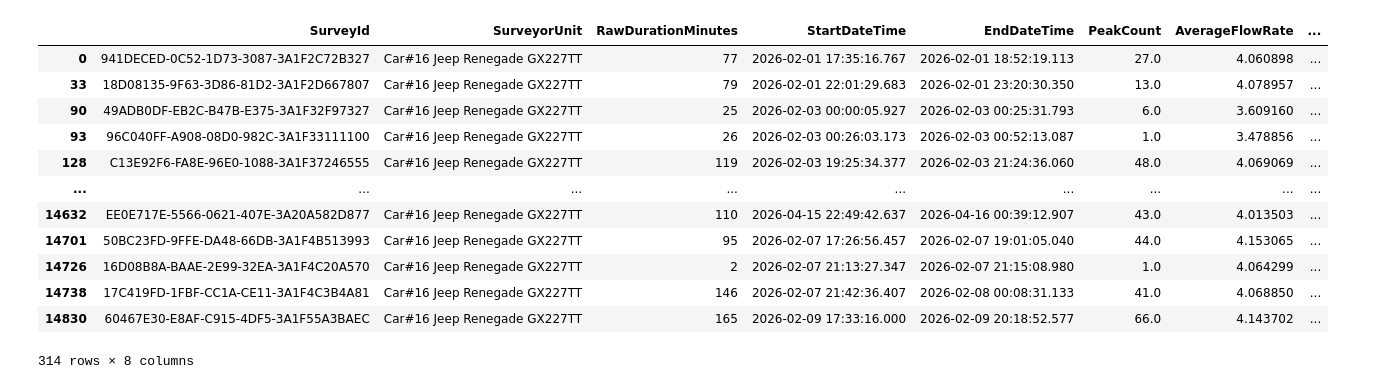
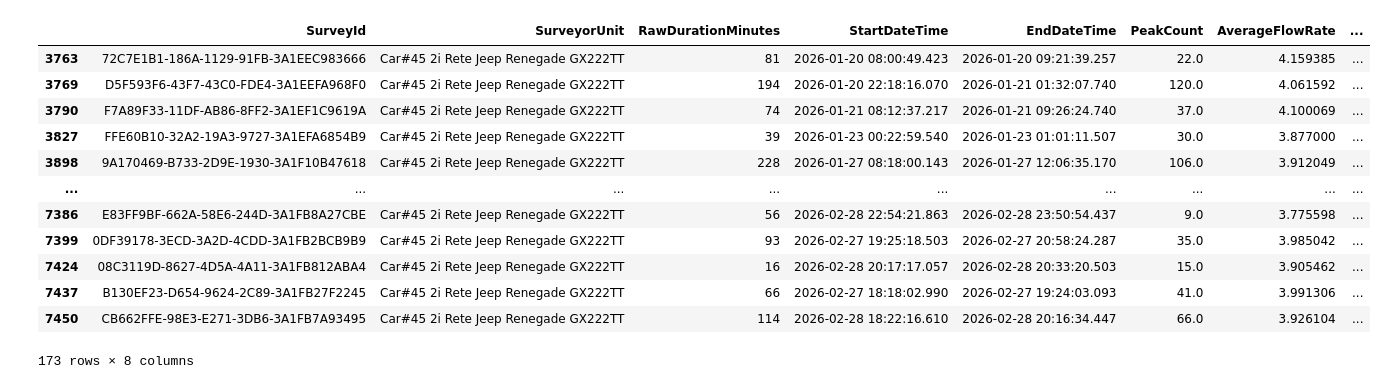
Before and after one commit to picarro-dsoler/Challenge_SystemHealthAlarm, a Jupyter notebook: explore/initial_explore_Italgas.ipynb, the cells around one changed output. Saved outputs shown, nothing was run; the diff lists cells and outputs as text; code cells hidden in the pictures.

```diff
--- a/explore/initial_explore_Italgas.ipynb
+++ b/explore/initial_explore_Italgas.ipynb
@@ -13,6 +17,6 @@ import pandas as pd
 # %%
 a = get_users(customer_name = 'Italgas', user_table = '#TempUser')
-b = get_surveys(user_table = '#TempUser', survey_table = '#TempSurvey', start_date = '2026-01-08', end_date = '2026-03-15')
+b = get_surveys(user_table = '#TempUser', survey_table = '#TempSurvey', start_date = '2026-01-18', end_date = '2026-03-01')
 b.set_child(Query(
     query = (
         "SELECT "
@@ -35,21 +39,21 @@ peak_survey['AverageFlowRate'] = peak_survey['AverageFlowRate'].astype(float)
 peak_survey = peak_survey.dropna(subset=['AverageFlowRate'])
 peak_survey['PeakMinutes'] = peak_survey['PeakCount'] / peak_survey['RawDurationMinutes']
 # %%
-peak_survey[peak_survey['SurveyorUnit'].astype(str).str.contains('#48')]
+peak_survey[peak_survey['SurveyorUnit'].astype(str).str.contains('#45')]
 # %% [output]
 |  | SurveyId | SurveyorUnit | RawDurationMinutes | StartDateTime | EndDateTime | PeakCount | AverageFlowRate | ... |
-| 0 | 941DECED-0C52-1D73-3087-3A1F2C72B327 | Car#16 Jeep Renegade GX227TT | 77 | 2026-02-01 17:35:16.767 | 2026-02-01 18:52:19.113 | 27.0 | 4.060898 | ... |
-| 33 | 18D08135-9F63-3D86-81D2-3A1F2D667807 | Car#16 Jeep Renegade GX227TT | 79 | 2026-02-01 22:01:29.683 | 2026-02-01 23:20:30.350 | 13.0 | 4.078957 | ... |
-| 90 | 49ADB0DF-EB2C-B47B-E375-3A1F32F97327 | Car#16 Jeep Renegade GX227TT | 25 | 2026-02-03 00:00:05.927 | 2026-02-03 00:25:31.793 | 6.0 | 3.609160 | ... |
-| 93 | 96C040FF-A908-08D0-982C-3A1F33111100 | Car#16 Jeep Renegade GX227TT | 26 | 2026-02-03 00:26:03.173 | 2026-02-03 00:52:13.087 | 1.0 | 3.478856 | ... |
-| 128 | C13E92F6-FA8E-96E0-1088-3A1F37246555 | Car#16 Jeep Renegade GX227TT | 119 | 2026-02-03 19:25:34.377 | 2026-02-03 21:24:36.060 | 48.0 | 4.069069 | ... |
+| 3763 | 72C7E1B1-186A-1129-91FB-3A1EEC983666 | Car#45 2i Rete Jeep Renegade GX222TT | 81 | 2026-01-20 08:00:49.423 | 2026-01-20 09:21:39.257 | 22.0 | 4.159385 | ... |
+| 3769 | D5F593F6-43F7-43C0-FDE4-3A1EEFA968F0 | Car#45 2i Rete Jeep Renegade GX222TT | 194 | 2026-01-20 22:18:16.070 | 2026-01-21 01:32:07.740 | 120.0 | 4.061592 | ... |
+| 3790 | F7A89F33-11DF-AB86-8FF2-3A1EF1C9619A | Car#45 2i Rete Jeep Renegade GX222TT | 74 | 2026-01-21 08:12:37.217 | 2026-01-21 09:26:24.740 | 37.0 | 4.100069 | ... |
+| 3827 | FFE60B10-32A2-19A3-9727-3A1EFA6854B9 | Car#45 2i Rete Jeep Renegade GX222TT | 39 | 2026-01-23 00:22:59.540 | 2026-01-23 01:01:11.507 | 30.0 | 3.877000 | ... |
+| 3898 | 9A170469-B733-2D9E-1930-3A1F10B47618 | Car#45 2i Rete Jeep Renegade GX222TT | 228 | 2026-01-27 08:18:00.143 | 2026-01-27 12:06:35.170 | 106.0 | 3.912049 | ... |
 | ... | ... | ... | ... | ... | ... | ... | ... | ... |
-| 14632 | EE0E717E-5566-0621-407E-3A20A582D877 | Car#16 Jeep Renegade GX227TT | 110 | 2026-04-15 22:49:42.637 | 2026-04-16 00:39:12.907 | 43.0 | 4.013503 | ... |
-| 14701 | 50BC23FD-9FFE-DA48-66DB-3A1F4B513993 | Car#16 Jeep Renegade GX227TT | 95 | 2026-02-07 17:26:56.457 | 2026-02-07 19:01:05.040 | 44.0 | 4.153065 | ... |
-| 14726 | 16D08B8A-BAAE-2E99-32EA-3A1F4C20A570 | Car#16 Jeep Renegade GX227TT | 2 | 2026-02-07 21:13:27.347 | 2026-02-07 21:15:08.980 | 1.0 | 4.064299 | ... |
-| 14738 | 17C419FD-1FBF-CC1A-CE11-3A1F4C3B4A81 | Car#16 Jeep Renegade GX227TT | 146 | 2026-02-07 21:42:36.407 | 2026-02-08 00:08:31.133 | 41.0 | 4.068850 | ... |
-| 14830 | 60467E30-E8AF-C915-4DF5-3A1F55A3BAEC | Car#16 Jeep Renegade GX227TT | 165 | 2026-02-09 17:33:16.000 | 2026-02-09 20:18:52.577 | 66.0 | 4.143702 | ... |
+| 7386 | E83FF9BF-662A-58E6-244D-3A1FB8A27CBE | Car#45 2i Rete Jeep Renegade GX222TT | 56 | 2026-02-28 22:54:21.863 | 2026-02-28 23:50:54.437 | 9.0 | 3.775598 | ... |
+| 7399 | 0DF39178-3ECD-3A2D-4CDD-3A1FB2BCB9B9 | Car#45 2i Rete Jeep Renegade GX222TT | 93 | 2026-02-27 19:25:18.503 | 2026-02-27 20:58:24.287 | 35.0 | 3.985042 | ... |
+| 7424 | 08C3119D-8627-4D5A-4A11-3A1FB812ABA4 | Car#45 2i Rete Jeep Renegade GX222TT | 16 | 2026-02-28 20:17:17.057 | 2026-02-28 20:33:20.503 | 15.0 | 3.905462 | ... |
+| 7437 | B130EF23-D654-9624-2C89-3A1FB27F2245 | Car#45 2i Rete Jeep Renegade GX222TT | 66 | 2026-02-27 18:18:02.990 | 2026-02-27 19:24:03.093 | 41.0 | 3.991306 | ... |
+| 7450 | CB662FFE-98E3-E271-3DB6-3A1FB7A93495 | Car#45 2i Rete Jeep Renegade GX222TT | 114 | 2026-02-28 18:22:16.610 | 2026-02-28 20:16:34.447 | 66.0 | 3.926104 | ... |
-314 rows × 8 columns
+173 rows × 8 columns
 # %%
 peak_survey = peak_survey.sort_values(['SurveyorUnit', 'StartDateTime'])
 peak_survey = peak_survey[peak_survey['AverageFlowRate'] > 0]
```
Also changed, not shown: parts of 6 cells of this notebook, 3 other files.
